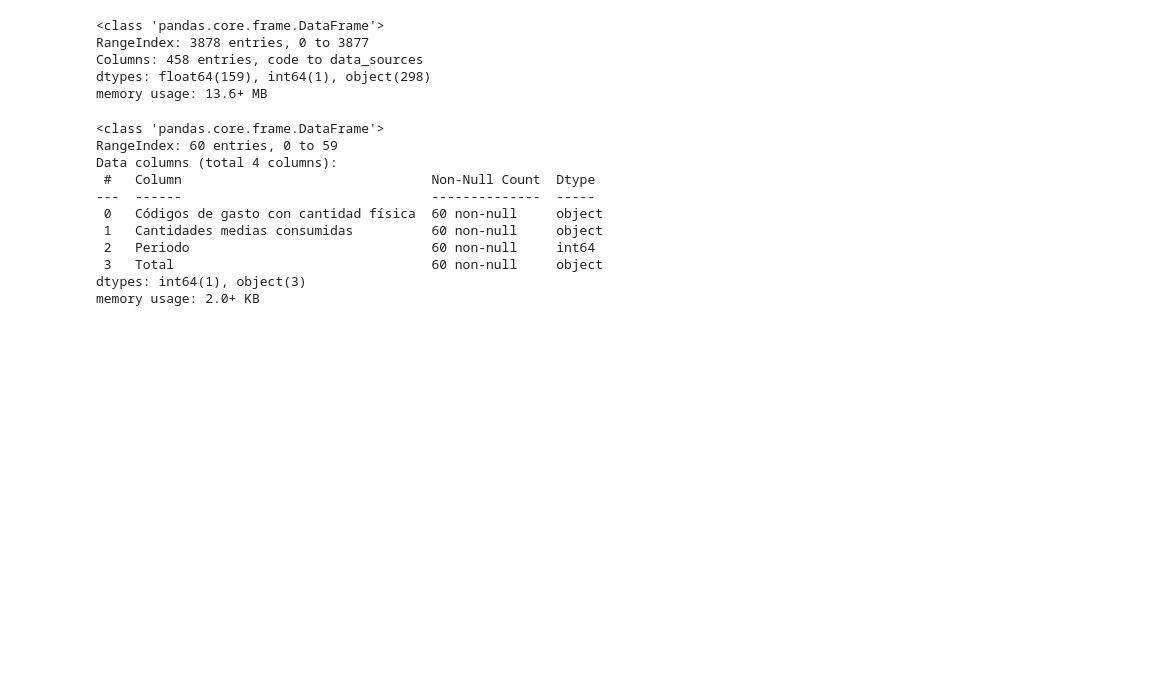
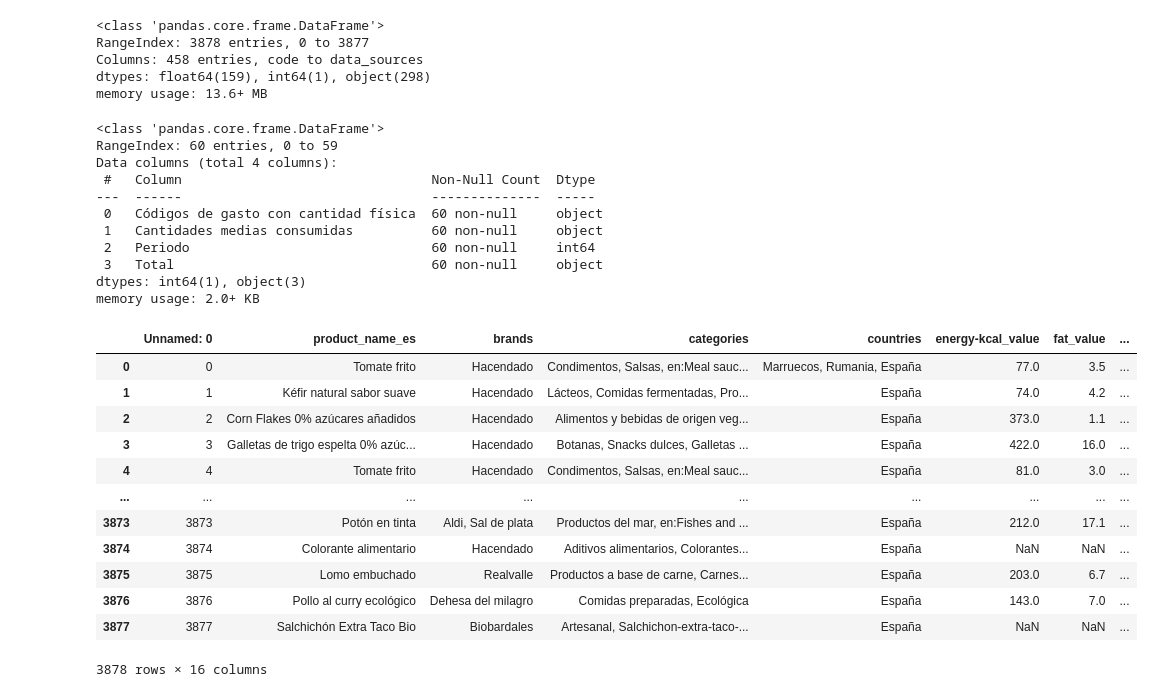
Before and after one commit to SergioMartinezRico/EDA_Nutriscore_NOVA, a Jupyter notebook: notebooks/fase_previa_EDA.ipynb, the cells around one changed output. Drawn from its saved outputs; the diff is of its cells as text; code cells hidden in the pictures; blank space fills up the shorter version.

```diff
--- a/notebooks/fase_previa_EDA.ipynb
+++ b/notebooks/fase_previa_EDA.ipynb
@@ -77,3 +77,20 @@ Data columns (total 4 columns):
  3   Total                                 60 non-null     object
 dtypes: int64(1), object(3)
 memory usage: 2.0+ KB
+# %%
+df = pd.read_csv("df_util.csv", low_memory=False)
+df
+# %% [output]
+|  | Unnamed: 0 | product_name_es | brands | categories | countries | energy-kcal_value | fat_value | ... |
+| 0 | 0 | Tomate frito | Hacendado | Condimentos, Salsas, en:Meal sauc... | Marruecos, Rumania, España | 77.0 | 3.5 | ... |
+| 1 | 1 | Kéfir natural sabor suave | Hacendado | Lácteos, Comidas fermentadas, Pro... | España | 74.0 | 4.2 | ... |
+| 2 | 2 | Corn Flakes 0% azúcares añadidos | Hacendado | Alimentos y bebidas de origen veg... | España | 373.0 | 1.1 | ... |
+| 3 | 3 | Galletas de trigo espelta 0% azúc... | Hacendado | Botanas, Snacks dulces, Galletas ... | España | 422.0 | 16.0 | ... |
+| 4 | 4 | Tomate frito | Hacendado | Condimentos, Salsas, en:Meal sauc... | España | 81.0 | 3.0 | ... |
+| ... | ... | ... | ... | ... | ... | ... | ... | ... |
+| 3873 | 3873 | Potón en tinta | Aldi, Sal de plata | Productos del mar, en:Fishes and ... | España | 212.0 | 17.1 | ... |
+| 3874 | 3874 | Colorante alimentario | Hacendado | Aditivos alimentarios, Colorantes... | España | NaN | NaN | ... |
+| 3875 | 3875 | Lomo embuchado | Realvalle | Productos a base de carne, Carnes... | España | 203.0 | 6.7 | ... |
+| 3876 | 3876 | Pollo al curry ecológico | Dehesa del milagro | Comidas preparadas, Ecológica | España | 143.0 | 7.0 | ... |
+| 3877 | 3877 | Salchichón Extra Taco Bio | Biobardales | Artesanal, Salchichon-extra-taco-... | España | NaN | NaN | ... |
+3878 rows × 16 columns
```
Also changed, not shown: 23 other files.
